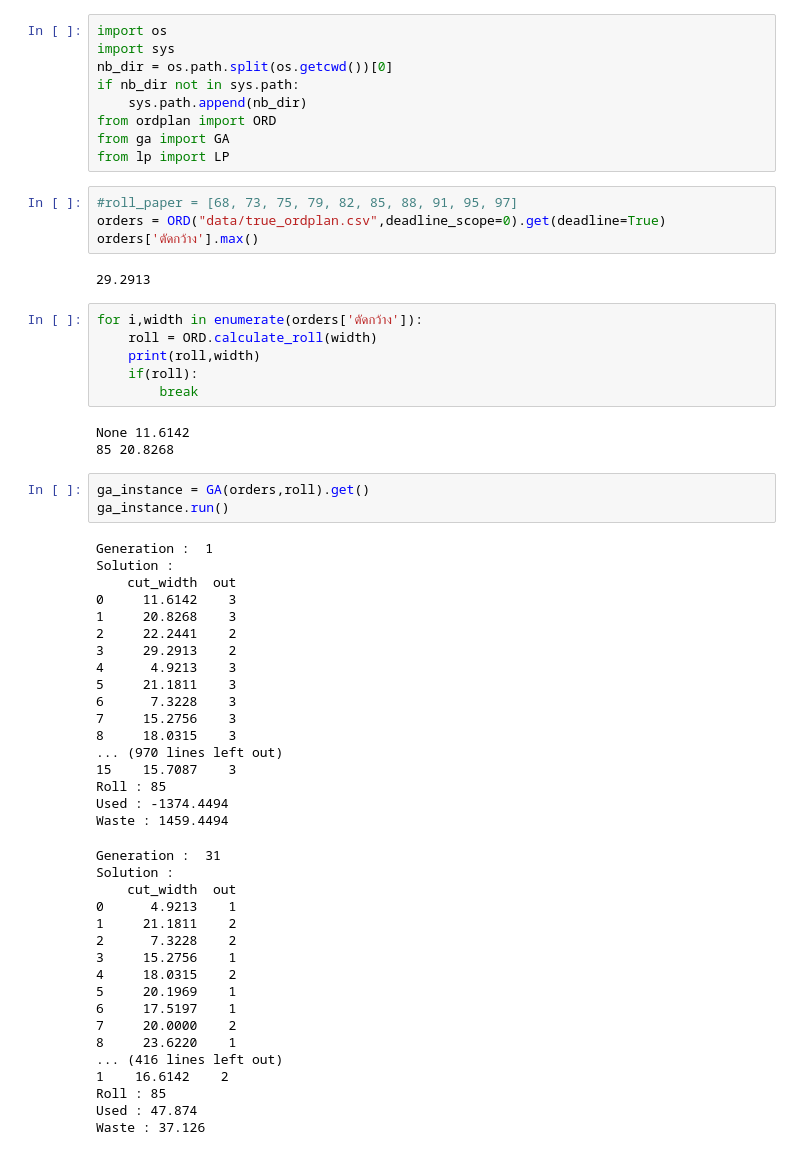
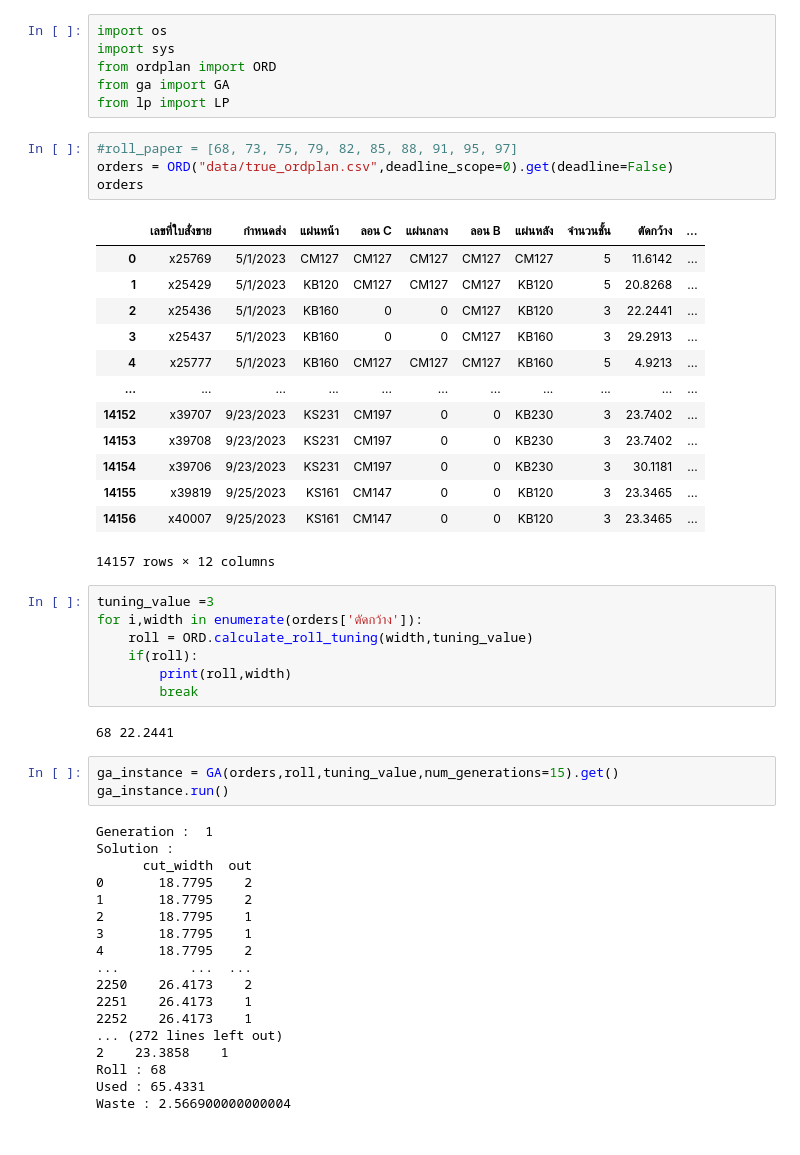
Before and after one commit to ppaauuoo/paper_cutting_project, a Jupyter notebook: project.ipynb, the cells around one changed output. Saved outputs shown, nothing was run; the diff lists cells and outputs as text.

```diff
--- a/project.ipynb
+++ b/project.ipynb
@@ -1,65 +1,57 @@
 # %%
 import os
 import sys
-nb_dir = os.path.split(os.getcwd())[0]
-if nb_dir not in sys.path:
-    sys.path.append(nb_dir)
 from ordplan import ORD
 from ga import GA
 from lp import LP
 # %%
 #roll_paper = [68, 73, 75, 79, 82, 85, 88, 91, 95, 97]
-orders = ORD("data/true_ordplan.csv",deadline_scope=0).get(deadline=True)
-orders['ตัดกว้าง'].max()
+orders = ORD("data/true_ordplan.csv",deadline_scope=0).get(deadline=False)
+orders
 # %% [output]
+|  | เลขที่ใบสั่งขาย | กำหนดส่ง | แผ่นหน้า | ลอน C | แผ่นกลาง | ลอน B | แผ่นหลัง | จำนวนชั้น | ตัดกว้าง | ... |
+| 0 | x25769 | 5/1/2023 | CM127 | CM127 | CM127 | CM127 | CM127 | 5 | 11.6142 | ... |
+| 1 | x25429 | 5/1/2023 | KB120 | CM127 | CM127 | CM127 | KB120 | 5 | 20.8268 | ... |
+| 2 | x25436 | 5/1/2023 | KB160 | 0 | 0 | CM127 | KB120 | 3 | 22.2441 | ... |
+| 3 | x25437 | 5/1/2023 | KB160 | 0 | 0 | CM127 | KB160 | 3 | 29.2913 | ... |
+| 4 | x25777 | 5/1/2023 | KB160 | CM127 | CM127 | CM127 | KB160 | 5 | 4.9213 | ... |
+| ... | ... | ... | ... | ... | ... | ... | ... | ... | ... | ... |
+| 14152 | x39707 | 9/23/2023 | KS231 | CM197 | 0 | 0 | KB230 | 3 | 23.7402 | ... |
+| 14153 | x39708 | 9/23/2023 | KS231 | CM197 | 0 | 0 | KB230 | 3 | 23.7402 | ... |
+| 14154 | x39706 | 9/23/2023 | KS231 | CM197 | 0 | 0 | KB230 | 3 | 30.1181 | ... |
+| 14155 | x39819 | 9/25/2023 | KS161 | CM147 | 0 | 0 | KB120 | 3 | 23.3465 | ... |
+| 14156 | x40007 | 9/25/2023 | KS161 | CM147 | 0 | 0 | KB120 | 3 | 23.3465 | ... |
-29.2913
+14157 rows × 12 columns
 # %%
+tuning_value =3
 for i,width in enumerate(orders['ตัดกว้าง']):
-    roll = ORD.calculate_roll(width)
-    print(roll,width)
+    roll = ORD.calculate_roll_tuning(width,tuning_value)
     if(roll):
+        print(roll,width)
         break
 # %% [output]
-None 11.6142
-85 20.8268
+68 22.2441
 # %%
-ga_instance = GA(orders,roll).get()
+ga_instance = GA(orders,roll,tuning_value,num_generations=15).get()
 ga_instance.run()
 # %% [output]
 Generation :  1
 Solution :
-    cut_width  out
-0     11.6142    3
-1     20.8268    3
-2     22.2441    2
-3     29.2913    2
-4      4.9213    3
-5     21.1811    3
-6      7.3228    3
-7     15.2756    3
-8     18.0315    3
-... (970 lines left out)
-15    15.7087    3
-Roll : 85
-Used : -1374.4494
-Waste : 1459.4494
+      cut_width  out
+0       18.7795    2
+1       18.7795    2
+2       18.7795    1
+3       18.7795    1
+4       18.7795    2
+...         ...  ...
+2250    26.4173    2
+2251    26.4173    1
+2252    26.4173    1
+... (272 lines left out)
+2    23.3858    1
+Roll : 68
+Used : 65.4331
+Waste : 2.566900000000004
-Generation :  31
-Solution :
-    cut_width  out
-0      4.9213    1
-1     21.1811    2
-2      7.3228    2
-3     15.2756    1
-4     18.0315    2
-5     20.1969    1
-6     17.5197    1
-7     20.0000    2
-8     23.6220    1
-... (416 lines left out)
-1    16.6142    2
-Roll : 85
-Used : 47.874
-Waste : 37.126
 # %%
 ga_instance.plot_fitness()
 # %% [output]
```
Also changed, not shown: parts of 2 cells of this notebook, 4 other files.
